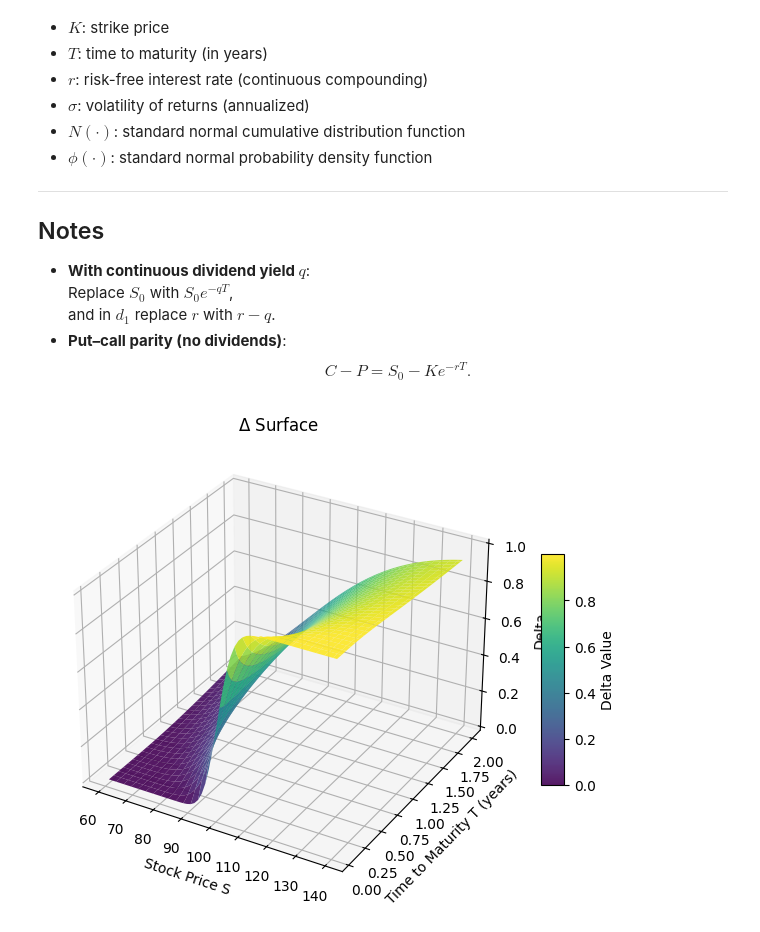
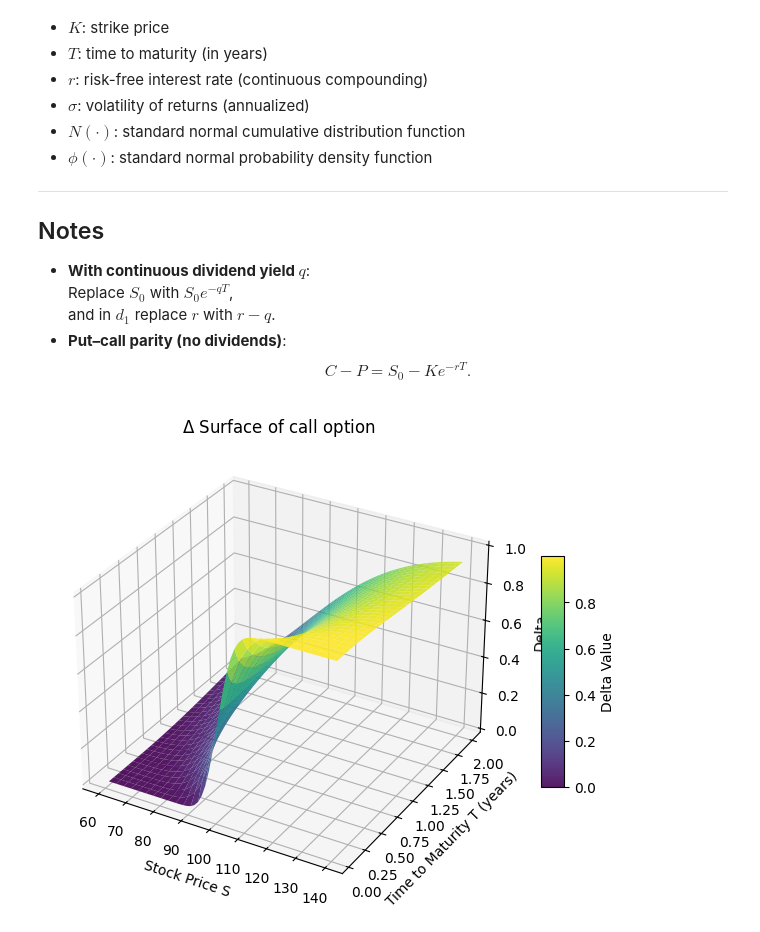
Before and after one commit to conformist89/greeks, a Jupyter notebook: greeks.ipynb, the cells around one changed output. Saved outputs shown, nothing was run; the diff lists cells and outputs as text; code cells hidden in the pictures.

```diff
--- a/greeks.ipynb
+++ b/greeks.ipynb
@@ -105,4 +103,5 @@ K = 100
 r = 0.02
 sigm = 0.2
 # %%
-delt = greek_delta(K, S_grid, r, sigm, T_grid)
+S_grid, T_grid = np.meshgrid(S_vals, T_vals)
+delt_call = greek_delta_call(K, S_grid, r, sigm, T_grid)
@@ -111,24 +108,28 @@ S_grid, T_grid = np.meshgrid(S_vals, T_vals)
-# %%
-
-# Create 3D figure
-fig = plt.figure(figsize=(8, 6))
-ax = fig.add_subplot(111, projection='3d')
-
-# Plot surface
-surf = ax.plot_surface(S_grid, T_grid, delt,
-                       cmap='viridis', edgecolor='none', alpha=0.9)
-
-# Labels
-ax.set_xlabel('Stock Price S')
-ax.set_ylabel('Time to Maturity T (years)')
-ax.set_zlabel('Delta')
-# Add color bar
-fig.colorbar(surf, shrink=0.5, aspect=10, label='Delta Value')
-
-plt.title(r"$\Delta$ Surface")
-plt.show()
-# %% [output]
-[figure, removed]
+# %%
+def delta_3d_surf(delt, S_grid, T_grid, opt_type="call"):
+
+    # Create 3D figure
+
+    fig = plt.figure(figsize=(8, 6))
+    ax = fig.add_subplot(111, projection='3d')
+
+    # Plot surface
+    surf = ax.plot_surface(S_grid, T_grid, delt,
+                           cmap='viridis', edgecolor='none', alpha=0.9)
+
+    # Labels
+    ax.set_xlabel('Stock Price S')
+    ax.set_ylabel('Time to Maturity T (years)')
+    ax.set_zlabel('Delta')
+    # Add color bar
+    fig.colorbar(surf, shrink=0.5, aspect=10, label='Delta Value')
+
+    plt.title(r"$\Delta$ Surface of " + f"{opt_type} option")
+    plt.show()
+# %%
+delta_3d_surf(delt_call, S_grid, T_grid)
+# %% [output]
+[figure, added]
 # %%
 fixed_ST = np.linspace(60, 140, 6)
 time_points = np.linspace(0.05, 2.0, 20)
```
Also changed, not shown: parts of 9 cells of this notebook.
